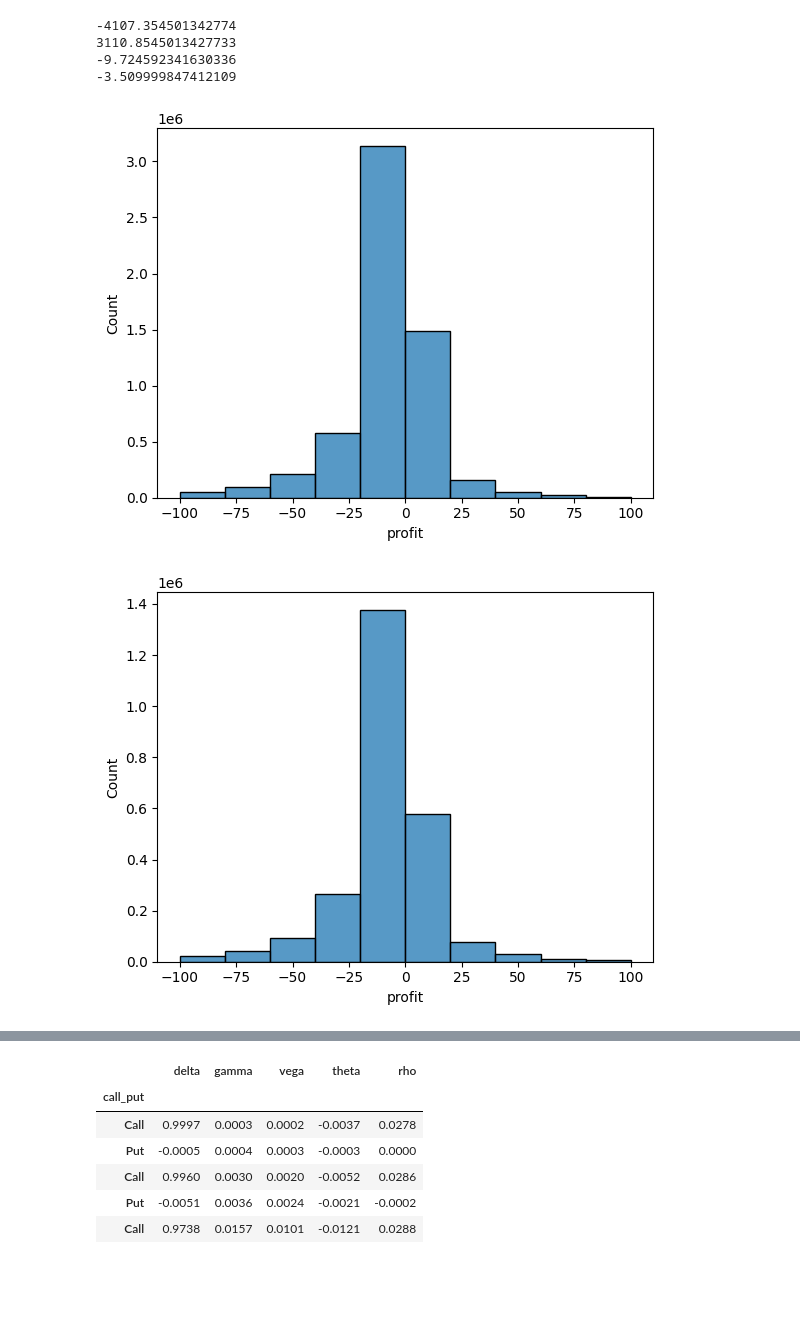
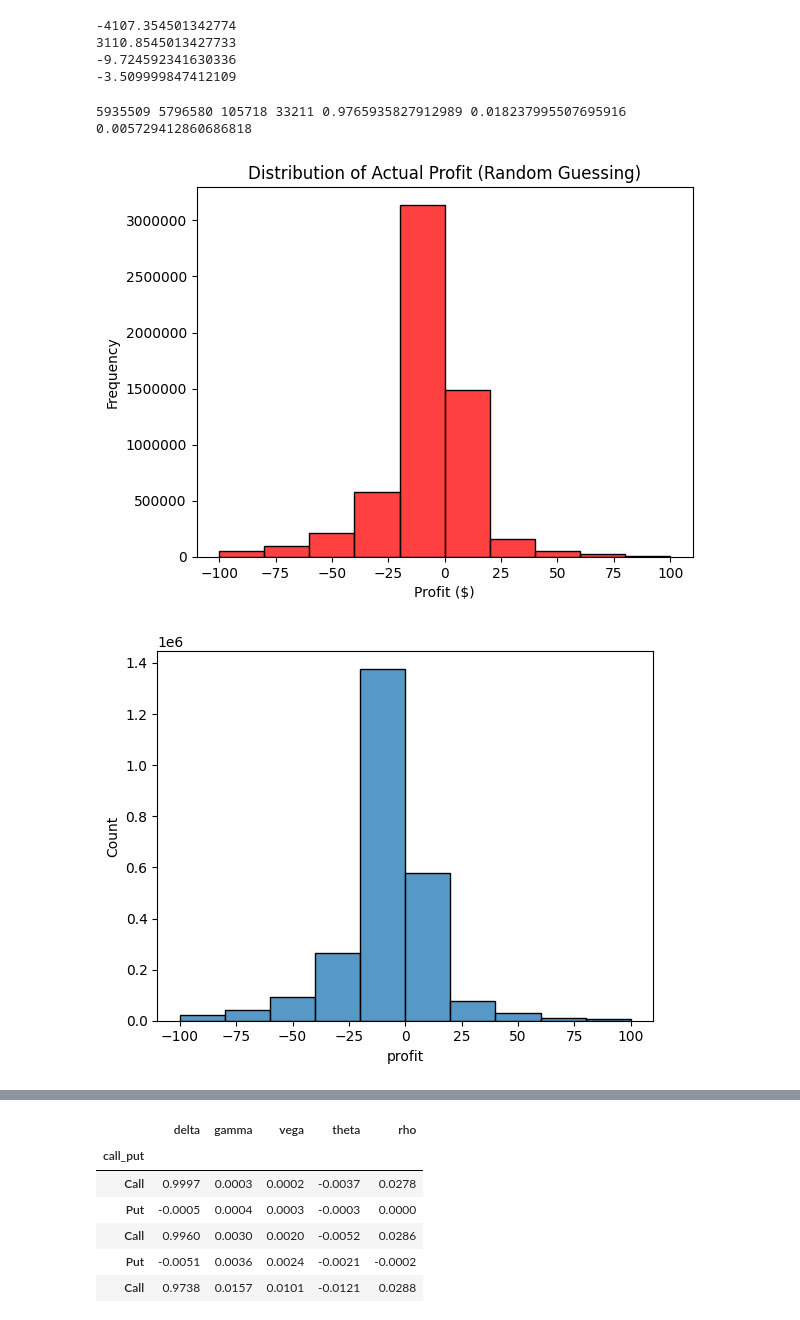
Before and after one commit to ImAHappyDuck/capstone, a Jupyter notebook: Avisual.ipynb, the cells around one changed output, grey strips where cells are left out. Cells and saved outputs as stored; diff of their text form; code cells hidden in the pictures; blank space fills up the shorter version.

Commit message:
visuals

```diff
--- a/Avisual.ipynb
+++ b/Avisual.ipynb
@@ -34,24 +34,40 @@ print(df["profit"].median())
 3110.8545013427733
 -9.724592341630336
 -3.509999847412109
+# %%
+df_copy = df.dropna(subset=["profit"])
+df_tot = df_copy.shape[0]
+profit = df_copy[(df_copy["profit"] > -100) & (df_copy["profit"] < 100)]
+profit_loss_out = df_copy[df_copy["profit"] <= -100]
+profit_gain_out = df_copy[df_copy["profit"] >= 100]
+profit_loss = profit_loss_out.shape[0]
+profit_gain = profit_gain_out.shape[0]
+profit_tot = profit.shape[0]
+print(df_tot, profit_tot, profit_loss, profit_gain, profit_tot/df_tot, profit_loss/profit_tot, profit_gain/profit_tot)
+# %% [output]
+5935509 5796580 105718 33211 0.9765935827912989 0.018237995507695916 0.005729412860686818
 # %%
-profit = df[(df["profit"] > -100) & (df["profit"] < 100)]["profit"]
-sns.histplot(profit, bins=10)
+profit_col = profit["profit"]
+sns.histplot(profit_col, bins=10, color="red")
+plt.ticklabel_format(style='plain', axis='y')
+plt.title("Distribution of Actual Profit (Random Guessing)")
+plt.xlabel("Profit ($)")
+plt.ylabel("Frequency")
 plt.show()
 
-profit = df[(df["profit"] > -100) & (df["profit"] < 100) & (df["rho"] < 0)]["profit"]
-sns.histplot(profit, bins=10)
+profit_copy = df[(df["profit"] > -100) & (df["profit"] < 100) & (df["rho"] < 0)]["profit"]
+sns.histplot(profit_copy, bins=10)
 plt.show()
 
 sns.scatterplot(x="profit", y="rho", data=df)
 plt.show()
 
 
 neg_profit = df[(df["profit"] < 0) & (df["profit"] > -20)]["profit"]
 sns.histplot(neg_profit, bins=10)
 plt.show()
 # %% [output]
-[figure, old version]
+[figure, new version]
 [figure]
 [figure]
 [figure]
```
Also changed, not shown: parts of 17 cells of this notebook.
